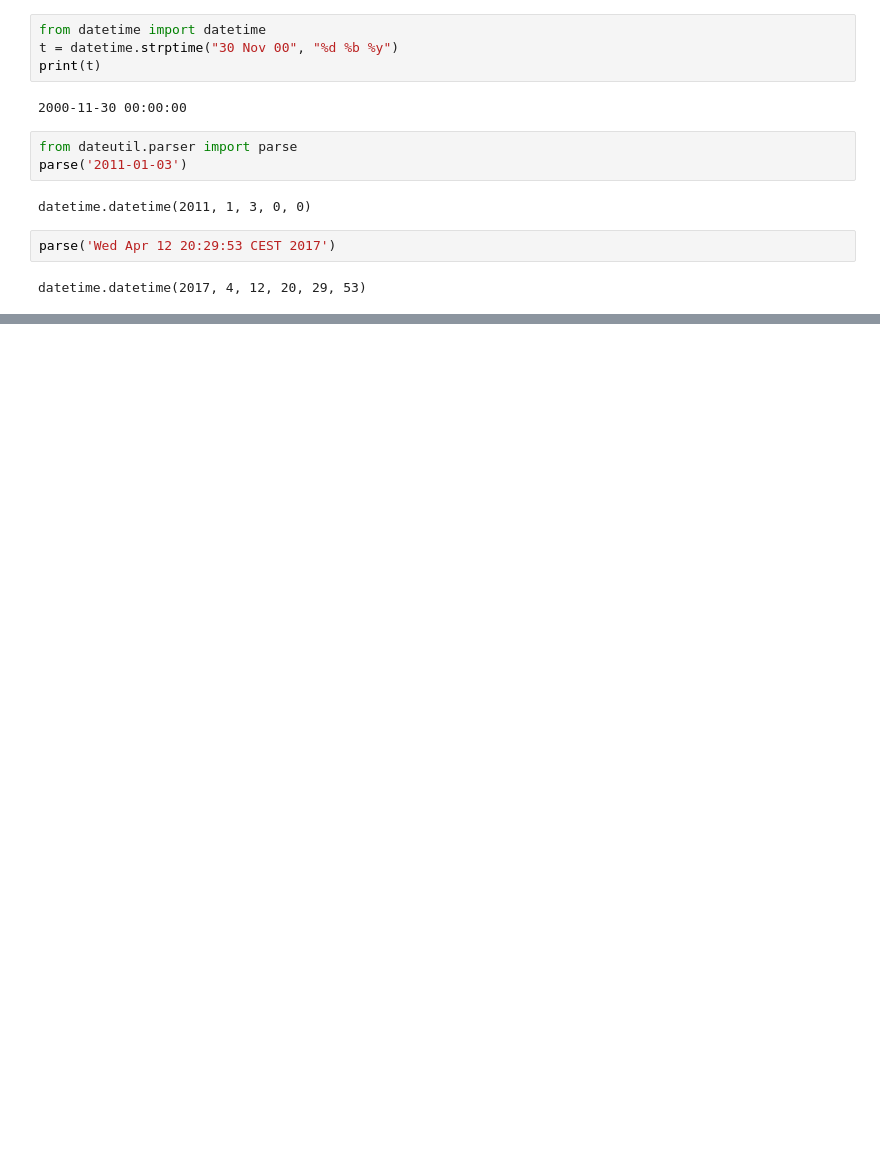
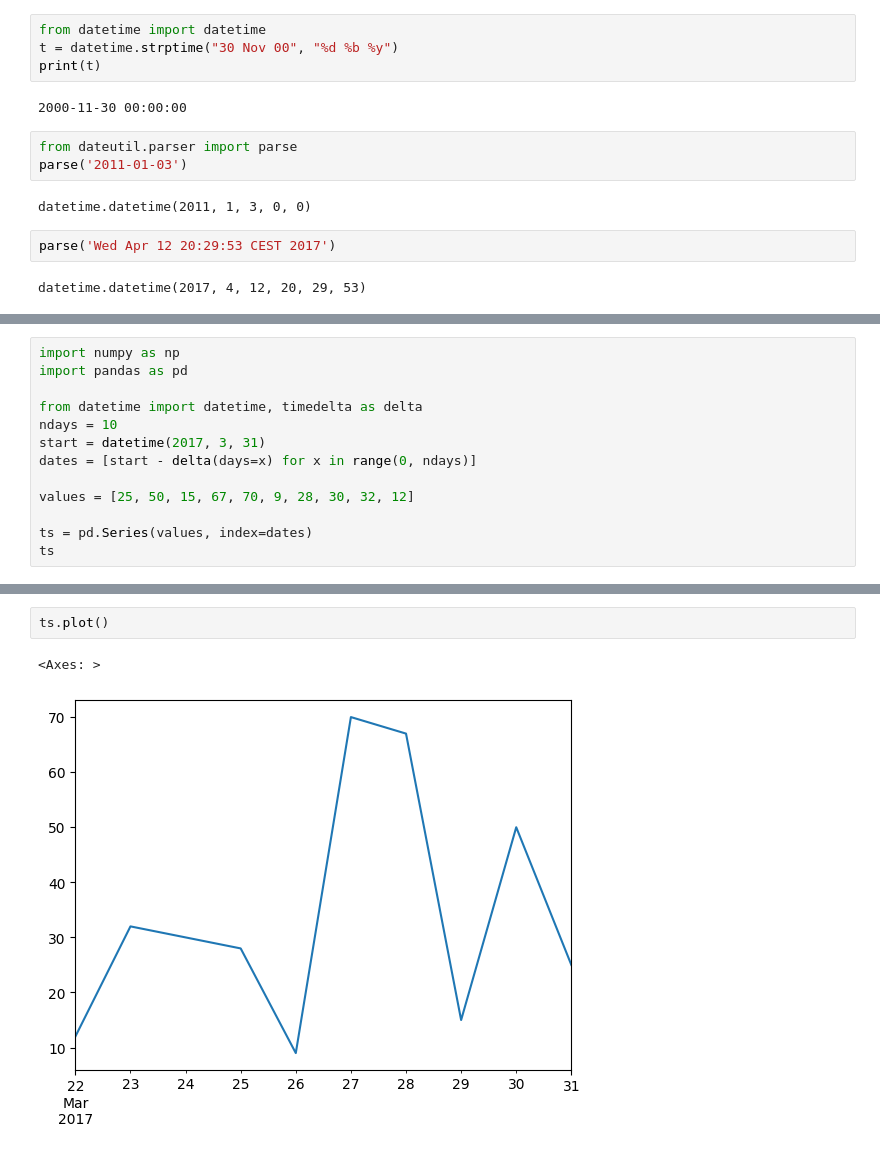
Before and after one commit to markoechevarria/math-to-ml, a Jupyter notebook: python-numerical-libraries/Pandas.ipynb, the cells around one changed output, grey strips where cells are left out. Cells and saved outputs as stored; diff of their text form; blank space fills up the shorter version.

Commit message:
income and time series

```diff
--- a/python-numerical-libraries/Pandas.ipynb
+++ b/python-numerical-libraries/Pandas.ipynb
@@ -1672,0 +1675,13 @@ datetime.datetime(2017, 4, 12, 20, 29, 53)
+# %%
+import numpy as np
+import pandas as pd
+
+from datetime import datetime, timedelta as delta
+ndays = 10
+start = datetime(2017, 3, 31)
+dates = [start - delta(days=x) for x in range(0, ndays)]
+
+values = [25, 50, 15, 67, 70, 9, 28, 30, 32, 12]
+
+ts = pd.Series(values, index=dates)
+ts
@@ -1672,0 +1700,5 @@ datetime.datetime(2017, 4, 12, 20, 29, 53)
+# %%
+ts.plot()
+# %% [output]
+<Axes: >
+[figure, added]
```
Also changed, not shown: parts of 18 cells of this notebook, 1 other file.
